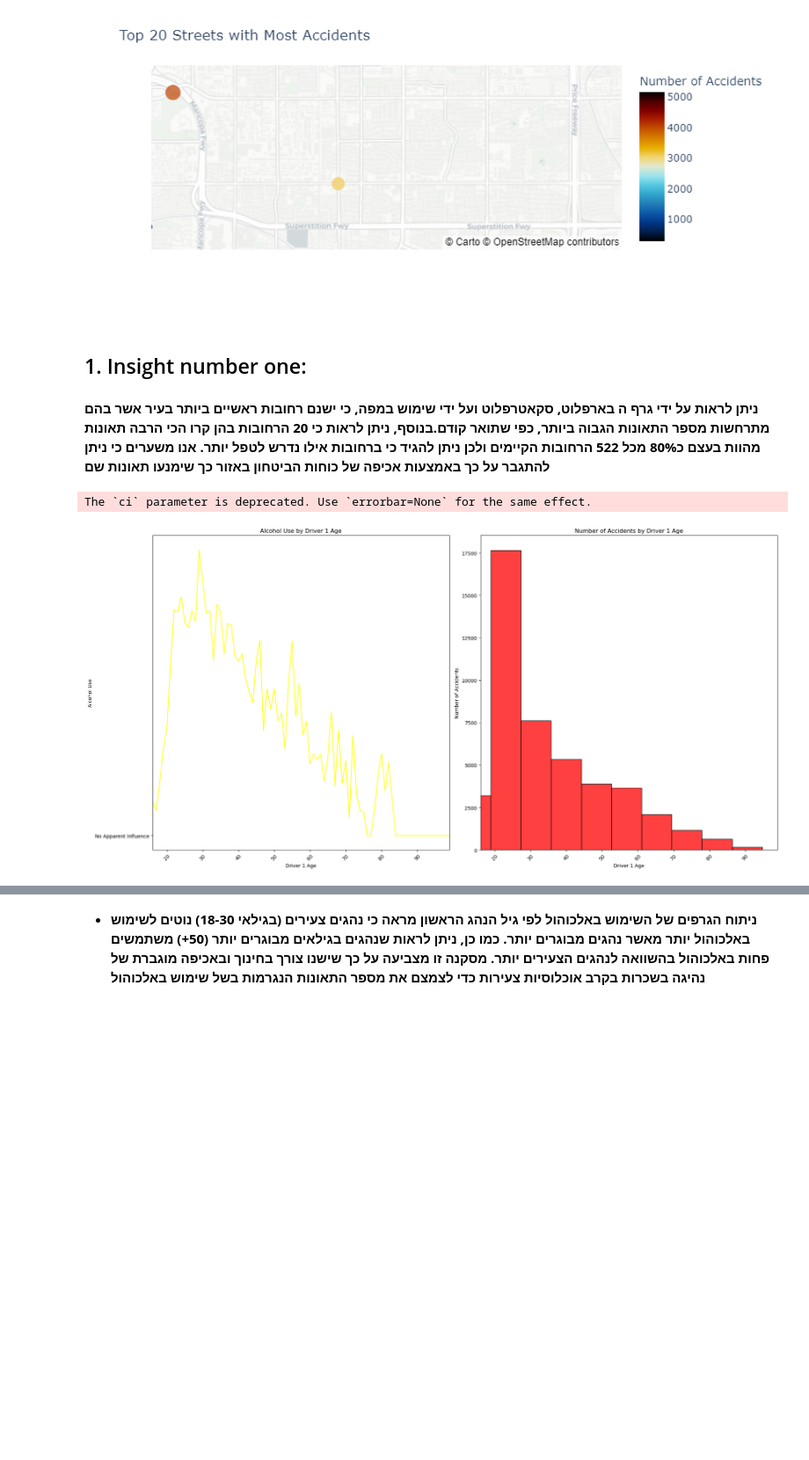
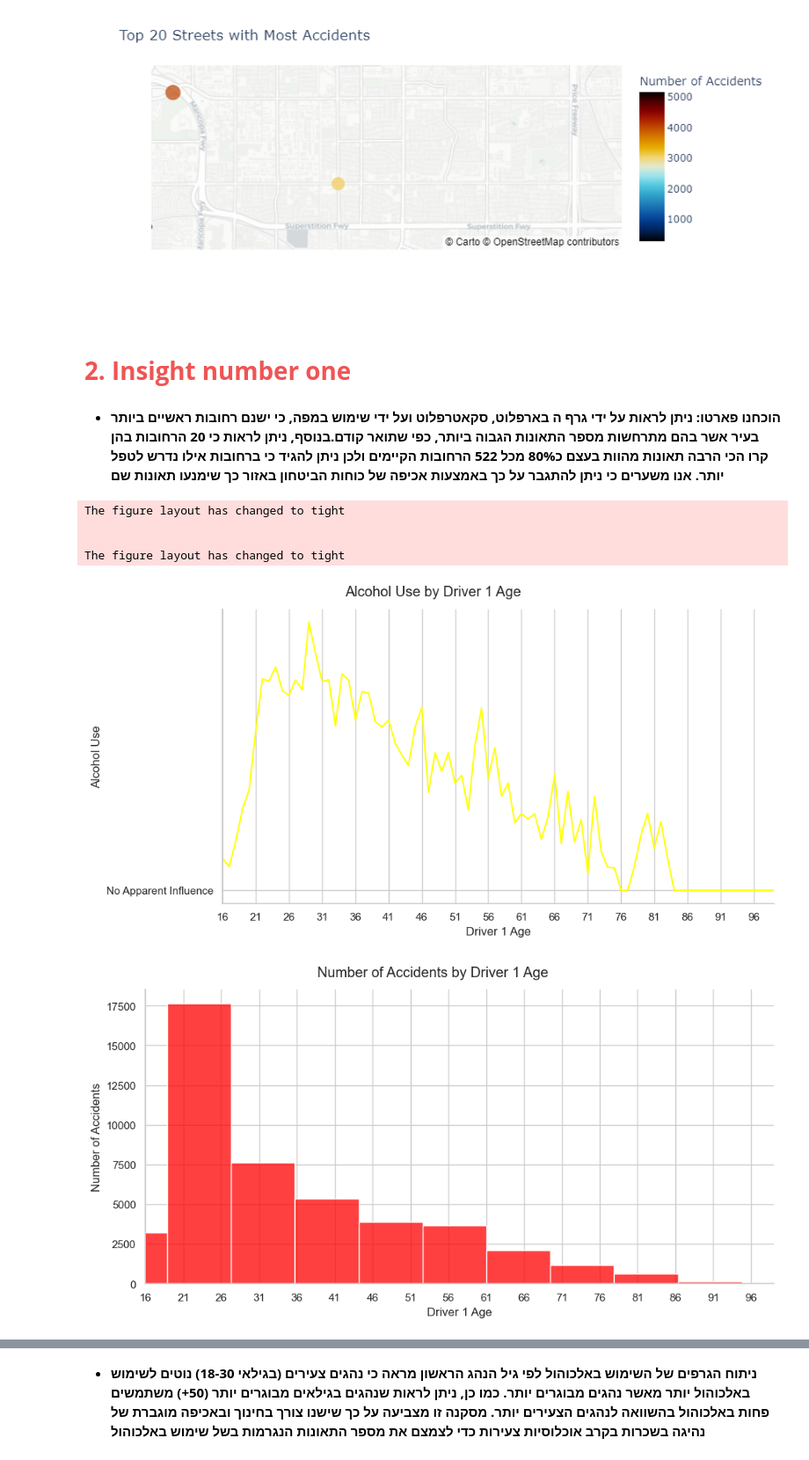
Before and after one commit to oribachar13579/oriandyuval, a Jupyter notebook: project.ipynb, the cells around one changed output, grey strips where cells are left out. Shown at 88% size. Cells and saved outputs as stored; diff of their text form; code cells hidden in the pictures; blank space fills up the shorter version.

```diff
--- a/project.ipynb
+++ b/project.ipynb
@@ -65,0 +74,10 @@ strike_df.rename(columns={'Y': 'Coordinate_Y'}, inplace=True)
+# %%
+#החלפנו את שם העמודה לשם יותר ברור להבנה-מתאר מספור מהתאונה הראשונה עד האחרונה בקובץ זה
+strike_df.rename(columns={'OBJECTID': 'NumOfAccident'}, inplace=True)
+
+#החלפנו את איקס לקאורדינטת איקס על מנת שמיקום במפה ייראה ברור יותר, כנל ל וואי
+strike_df.rename(columns={'X': 'Coordinate_X'}, inplace=True)
+strike_df.rename(columns={'Y': 'Coordinate_Y'}, inplace=True)
+
+#הסרת שתי העמודות האחרונות כיוון שזה כמו שתי העמודות הראשונות
+strike_df = strike_df.iloc[:, :-2]
@@ -218,34 +241,36 @@ fig.show()
 # %% [output]
 [figure]
 # %% [markdown]
-<a id='section2'></a>
-## 1. Insight number one:
+# <b id="section_2">  </b> <b style='color:#F05454'>2.  Insight number one </b> <b></b>
 # %% [markdown]
-**ניתן לראות על ידי גרף ה בארפלוט, סקאטרפלוט ועל ידי שימוש במפה, כי ישנם רחובות ראשיים ביותר בעיר אשר בהם מתרחשות מספר התאונות הגבוה ביותר, כפי שתואר קודם.בנוסף, ניתן לראות כי 20 הרחובות בהן קרו הכי הרבה תאונות מהוות בעצם כ80% מכל 522 הרחובות הקיימים ולכן ניתן להגיד כי ברחובות אילו נדרש לטפל יותר.
+* **הוכחנו פארטו: ניתן לראות על ידי גרף ה בארפלוט, סקאטרפלוט ועל ידי שימוש במפה, כי ישנם רחובות ראשיים ביותר בעיר אשר בהם מתרחשות מספר התאונות הגבוה ביותר, כפי שתואר קודם.בנוסף, ניתן לראות כי 20 הרחובות בהן קרו הכי הרבה תאונות מהוות בעצם כ80% מכל 522 הרחובות הקיימים ולכן ניתן להגיד כי ברחובות אילו נדרש לטפל יותר.
 אנו משערים כי ניתן להתגבר על כך באמצעות אכיפה של כוחות הביטחון באזור כך שימנעו תאונות שם**
 # %%
-plt.figure(figsize=(20, 10))
+# טיפול בערכים חסרים
+strike_df = strike_df.dropna(subset=['Age_Drv1', 'AlcoholUse_Drv1'])
 
 # גרף השימוש באלכוהול לפי גיל הנהג
-plt.subplot(1, 2, 1)
-sns.lineplot(x='Age_Drv1', y='AlcoholUse_Drv1', data=strike_df, ci=None, color='yellow')
-plt.xlabel('Driver 1 Age')
-plt.ylabel('Alcohol Use')
-plt.title('Alcohol Use by Driver 1 Age')
-plt.xticks(rotation=45)
-plt.xlim(16, 99)
+sns.set(style="whitegrid")
+fig1 = sns.relplot(
+    x='Age_Drv1', y='AlcoholUse_Drv1', data=strike_df, kind='line', estimator='mean', errorbar=None, color='yellow', height=5, aspect=2
+)
+fig1.set_axis_labels('Driver 1 Age', 'Alcohol Use')
+fig1.fig.suptitle('Alcohol Use by Driver 1 Age', y=1.03)
+fig1.set(xticks=range(16, 100, 5), xlim=(16, 99))
+fig1.savefig('alcohol_use_by_age.png')
 
 # גרף מספר התאונות לפי גיל הנהג
-plt.subplot(1, 2, 2)
-sns.histplot(x='Age_Drv1', data=strike_df, bins=30, color='red')
-plt.xlabel('Driver 1 Age')
-plt.ylabel('Number of Accidents')
-plt.title('Number of Accidents by Driver 1 Age')
-plt.xticks(rotation=45)
-plt.xlim(16, 99)
-
-plt.tight_layout()
-plt.show()
+fig2 = sns.displot(
+    strike_df, x='Age_Drv1', bins=30, color='red', height=5, aspect=2
+)
+fig2.set_axis_labels('Driver 1 Age', 'Number of Accidents')
+fig2.fig.suptitle('Number of Accidents by Driver 1 Age', y=1.03)
+fig2.set(xticks=range(16, 100, 5), xlim=(16, 99))
+fig2.savefig('accidents_by_age.png')
 # %% [output]
-The `ci` parameter is deprecated. Use `errorbar=None` for the same effect.
+The figure layout has changed to tight
+
+
+The figure layout has changed to tight
-[figure, old version]
+[figure, new version]
+[figure, added]
```
Also changed, not shown: parts of 29 cells of this notebook.
